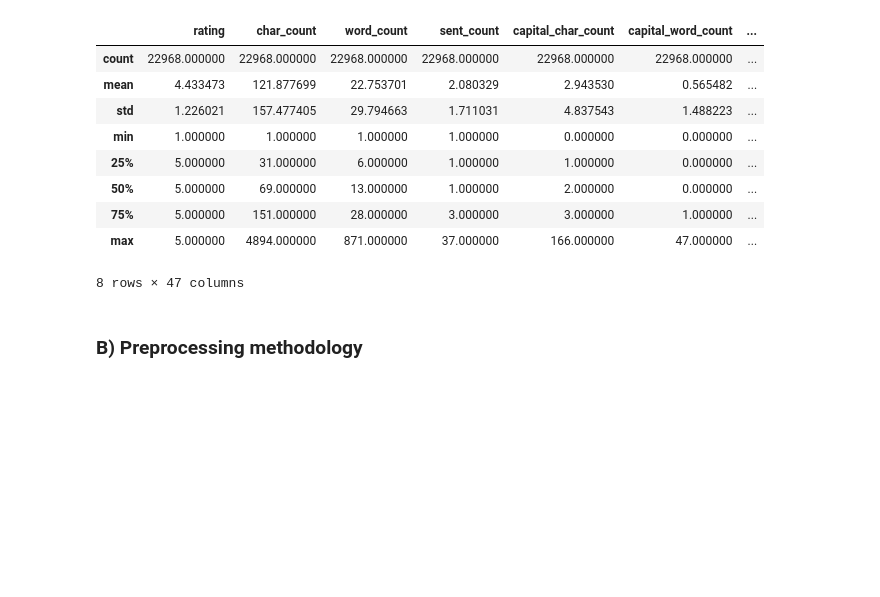
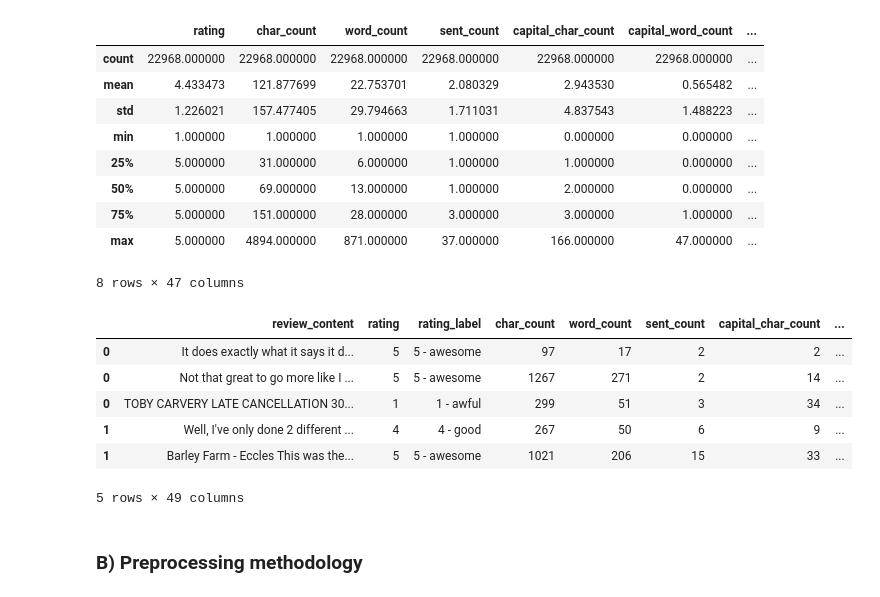
Before and after one commit to roxane-data/project_appreview, a Jupyter notebook: Step2_Classification.ipynb, the cells around one changed output. Drawn from its saved outputs; the diff is of its cells as text; code cells hidden in the pictures; blank space fills up the shorter version.

```diff
--- a/Step2_Classification.ipynb
+++ b/Step2_Classification.ipynb
@@ -406,6 +451,16 @@ df_test1.describe()
 | 75% | 5.000000 | 151.000000 | 28.000000 | 3.000000 | 3.000000 | 1.000000 | ... |
 | max | 5.000000 | 4894.000000 | 871.000000 | 37.000000 | 166.000000 | 47.000000 | ... |
 8 rows × 47 columns
+# %%
+df_test1.head()
+# %% [output]
+|  | review_content | rating | rating_label | char_count | word_count | sent_count | capital_char_count | ... |
+| 0 | It does exactly what it says it d... | 5 | 5 - awesome | 97 | 17 | 2 | 2 | ... |
+| 0 | Not that great to go more like I ... | 5 | 5 - awesome | 1267 | 271 | 2 | 14 | ... |
+| 0 | TOBY CARVERY LATE CANCELLATION 30... | 1 | 1 - awful | 299 | 51 | 3 | 34 | ... |
+| 1 | Well, I've only done 2 different ... | 4 | 4 - good | 267 | 50 | 6 | 9 | ... |
+| 1 | Barley Farm - Eccles This was the... | 5 | 5 - awesome | 1021 | 206 | 15 | 33 | ... |
+5 rows × 49 columns
 # %% [markdown]
 ### B) Preprocessing methodology
 # %%
```
Also changed, not shown: parts of 71 cells of this notebook.
